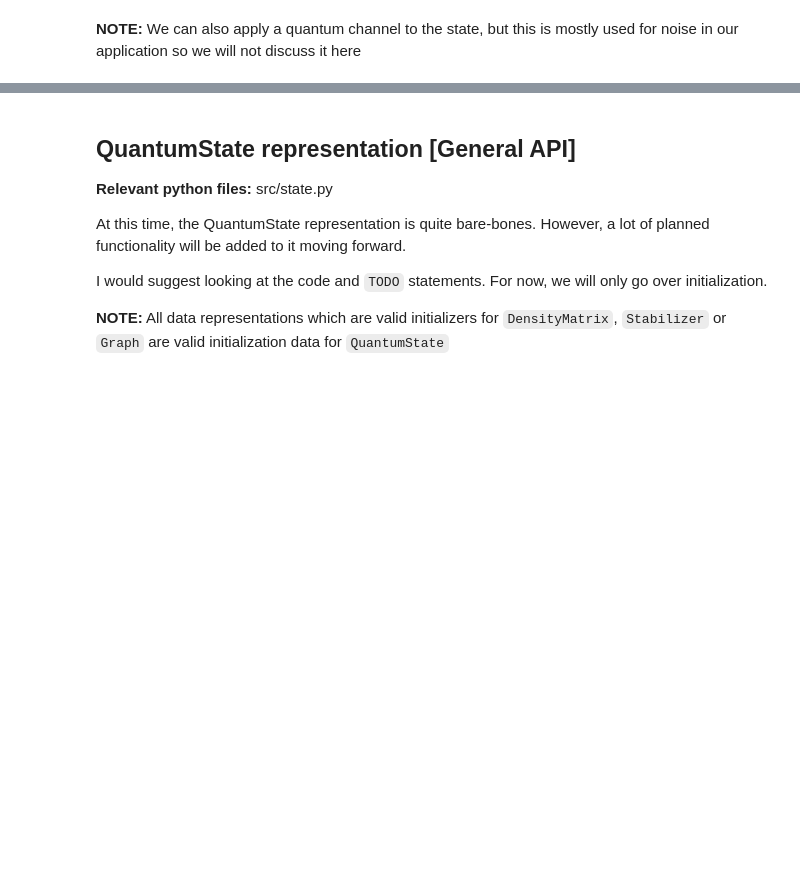
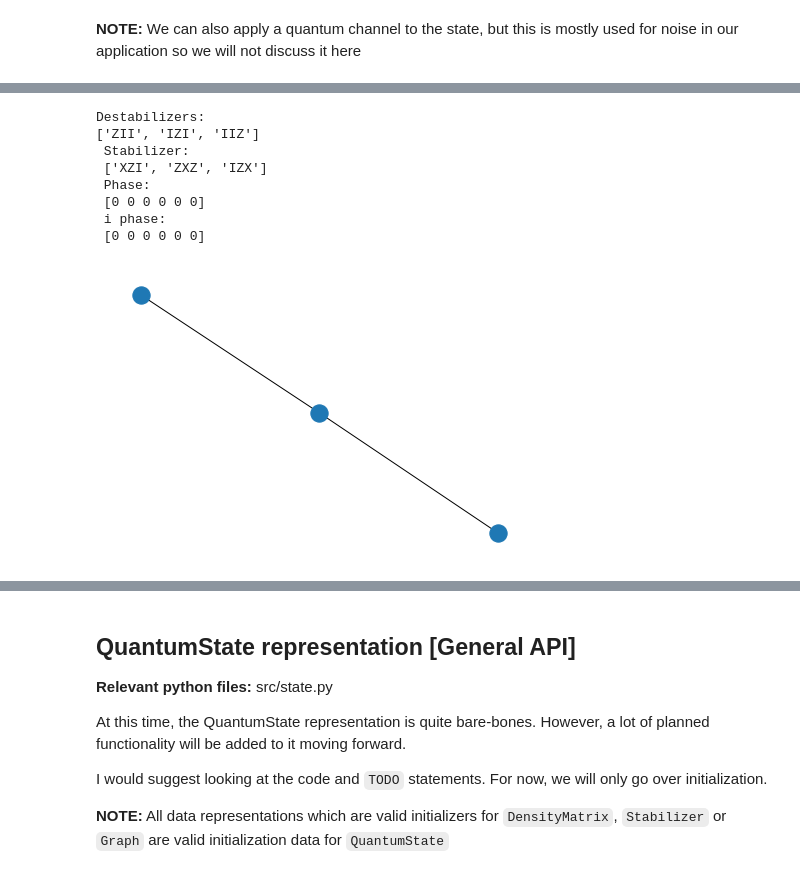
Before and after one commit to graphiq-dev/graphiq, a Jupyter notebook: examples/startup_guide/2_states.ipynb, the cells around one changed output, grey strips where cells are left out. Drawn from its saved outputs; the diff is of its cells as text; code cells hidden in the pictures; blank space fills up the shorter version.

```diff
--- a/examples/startup_guide/2_states.ipynb
+++ b/examples/startup_guide/2_states.ipynb
@@ -191,0 +242,23 @@ This time, the outcome was: 1
+# %%
+"""
+Defining a target state from a graph by converting the target graph to a stabilizer
+"""
+
+import networkx as nx
+from src.backends.stabilizer.functions.rep_conversion import get_clifford_tableau_from_graph
+
+linear_cluster_3_graph = nx.Graph([(1, 2), (2, 3)])  # Edge between node 1-2, node 2-3
+nx.draw(linear_cluster_3_graph)
+
+linear_cluster_3_stabilizer_state = get_clifford_tableau_from_graph(linear_cluster_3_graph)
+print(linear_cluster_3_stabilizer_state)
+# %% [output]
+Destabilizers:
+['ZII', 'IZI', 'IIZ']
+ Stabilizer:
+ ['XZI', 'ZXZ', 'IZX']
+ Phase:
+ [0 0 0 0 0 0]
+ i phase:
+ [0 0 0 0 0 0]
+[figure, added]
```
Also changed, not shown: parts of 14 cells of this notebook, 34 other files.
